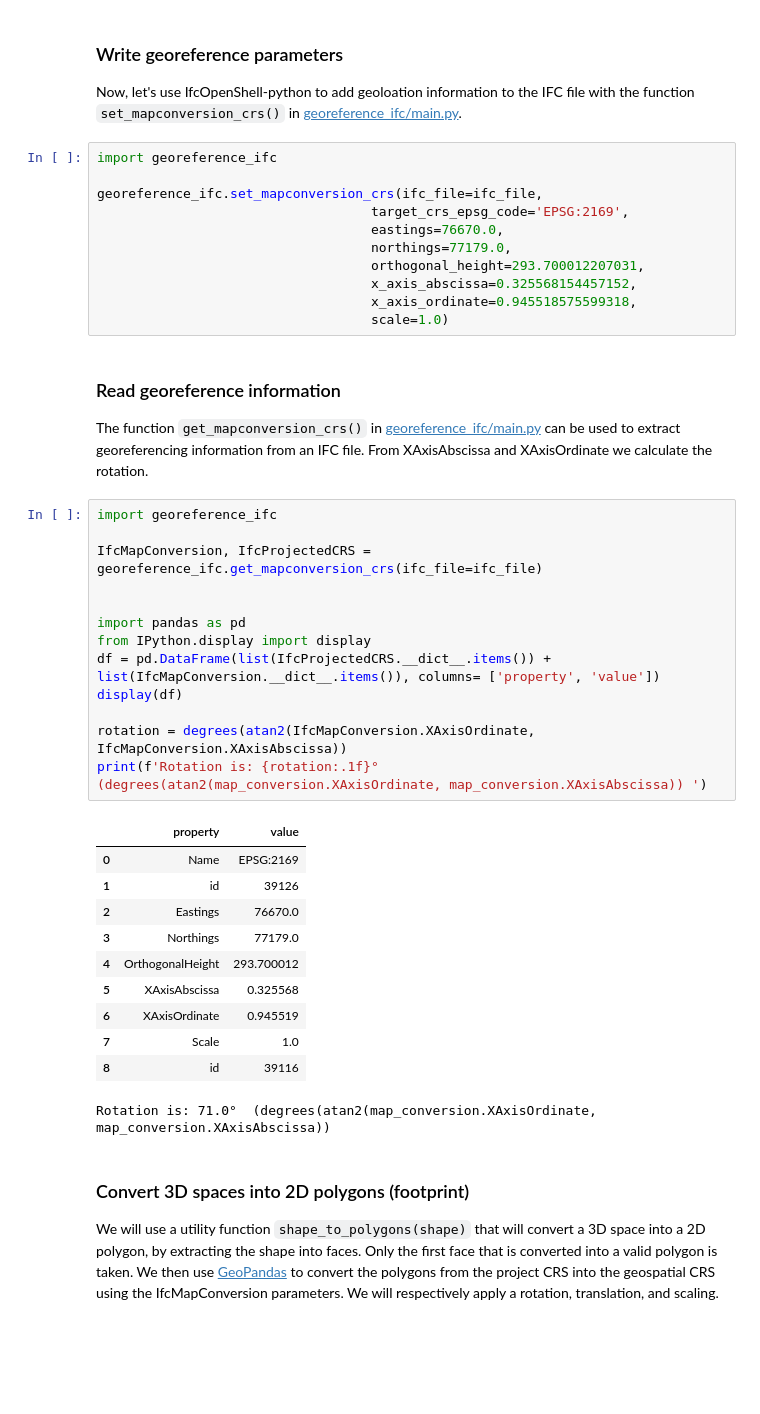
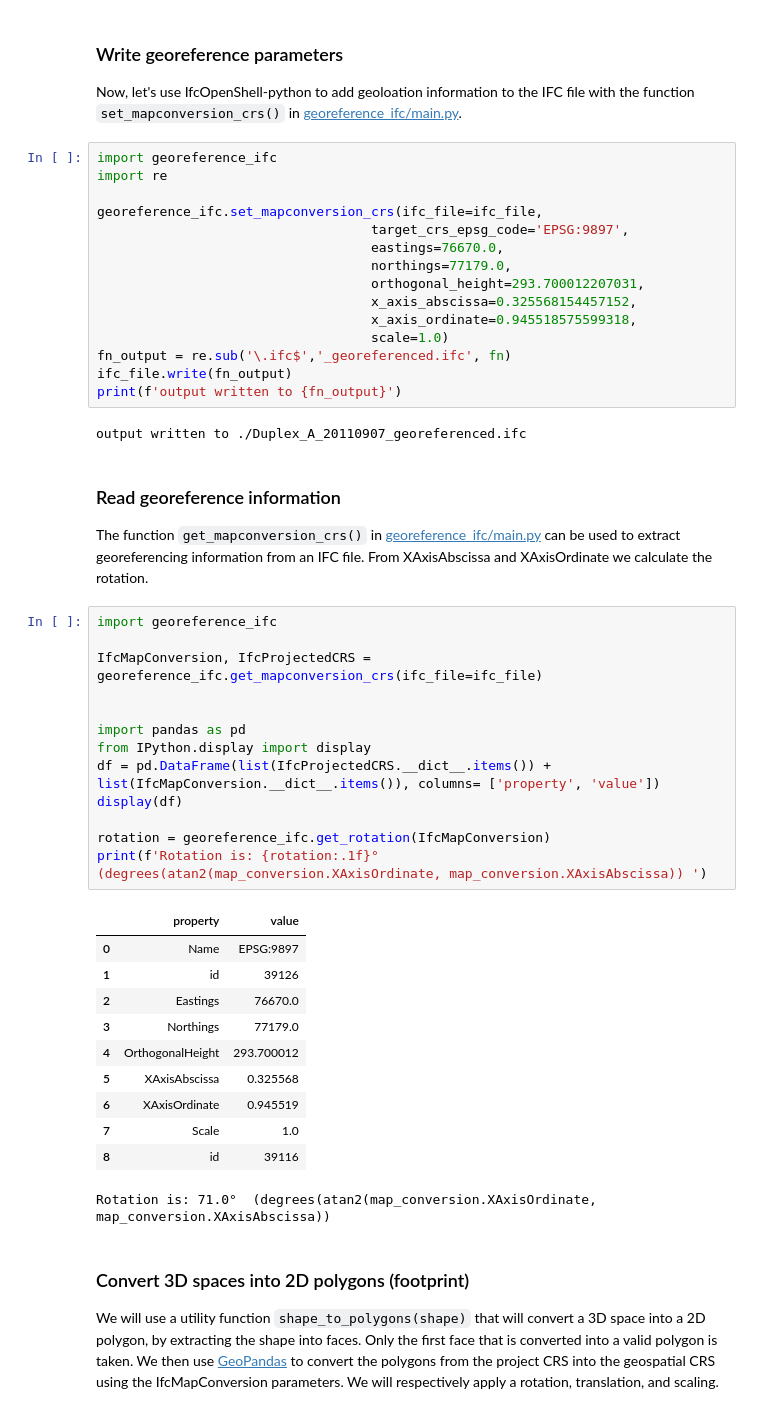
Before and after one commit to stijngoedertier/georeference-ifc, a Jupyter notebook: how-to-georeference-ifc-file.ipynb, the cells around one changed output. Cells and saved outputs as stored; diff of their text form; blank space fills up the shorter version.

Commit message:
add get_rotation

```diff
--- a/how-to-georeference-ifc-file.ipynb
+++ b/how-to-georeference-ifc-file.ipynb
@@ -67,15 +66,21 @@ HBox(children=(VBox(children=(HBox(children=(Checkbox(value=True, description='A
 Now, let's use IfcOpenShell-python to add geoloation information to the IFC file with the function `set_mapconversion_crs()` in [georeference_ifc/main.py](georeference_ifc/main.py).
 # %%
 import georeference_ifc
+import re
 
 georeference_ifc.set_mapconversion_crs(ifc_file=ifc_file,
-                                   target_crs_epsg_code='EPSG:2169',
+                                   target_crs_epsg_code='EPSG:9897',
                                    eastings=76670.0,
                                    northings=77179.0,
                                    orthogonal_height=293.700012207031,
                                    x_axis_abscissa=0.325568154457152,
                                    x_axis_ordinate=0.945518575599318,
                                    scale=1.0)
+fn_output = re.sub('\.ifc$','_georeferenced.ifc', fn)
+ifc_file.write(fn_output)
+print(f'output written to {fn_output}')
+# %% [output]
+output written to ./Duplex_A_20110907_georeferenced.ifc
 # %% [markdown]
 ### Read georeference information
 
@@ -83,19 +88,19 @@ The function `get_mapconversion_crs()` in [georeference_ifc/main.py](georeferenc
 # %%
 import georeference_ifc
 
 IfcMapConversion, IfcProjectedCRS = georeference_ifc.get_mapconversion_crs(ifc_file=ifc_file)
 
 
 import pandas as pd
 from IPython.display import display
 df = pd.DataFrame(list(IfcProjectedCRS.__dict__.items()) + list(IfcMapConversion.__dict__.items()), columns= ['property', 'value'])
 display(df)
 
-rotation = degrees(atan2(IfcMapConversion.XAxisOrdinate, IfcMapConversion.XAxisAbscissa))
+rotation = georeference_ifc.get_rotation(IfcMapConversion)
 print(f'Rotation is: {rotation:.1f}°  (degrees(atan2(map_conversion.XAxisOrdinate, map_conversion.XAxisAbscissa)) ')
 # %% [output]
 |  | property | value |
-| 0 | Name | EPSG:2169 |
+| 0 | Name | EPSG:9897 |
 | 1 | id | 39126 |
 | 2 | Eastings | 76670.0 |
 | 3 | Northings | 77179.0 |
```
Also changed, not shown: parts of 3 cells of this notebook, 3 other files.
